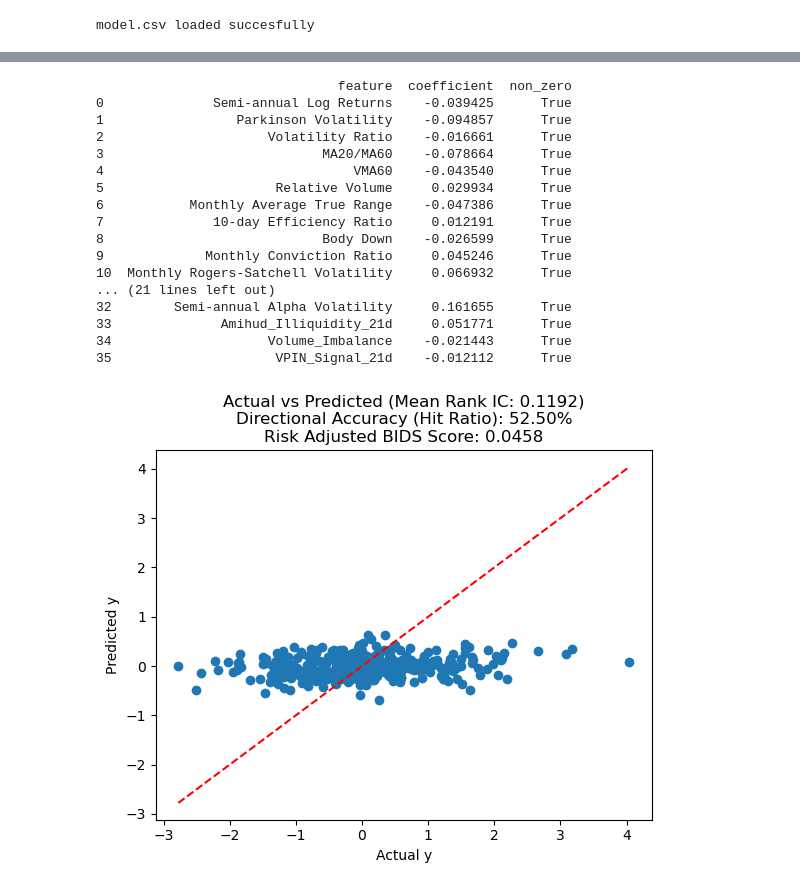
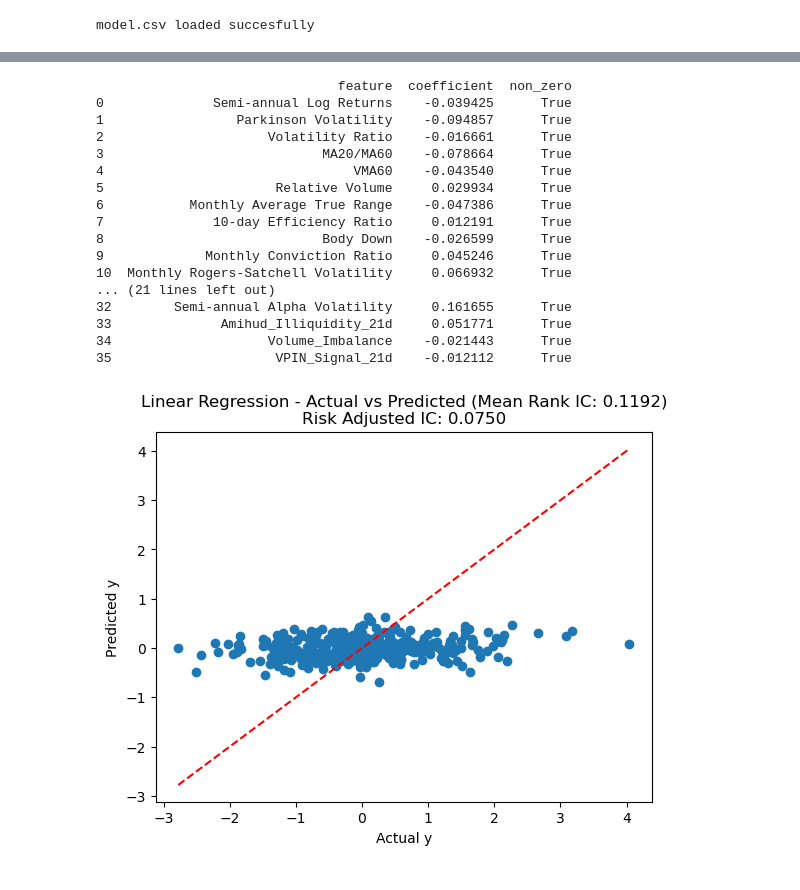
Before and after one commit to jaimebeng/TFG, a Jupyter notebook: notebooks/04_model_training.ipynb, the cells around one changed output, grey strips where cells are left out. Cells and saved outputs as stored; diff of their text form; code cells hidden in the pictures.

```diff
--- a/notebooks/04_model_training.ipynb
+++ b/notebooks/04_model_training.ipynb
@@ -141,41 +120,40 @@ for month in val_months:
     y_trues.append(y_val)
 
 ics = [spearmanr(y_pred,y_true)[0] for y_pred,y_true in zip(y_preds,y_trues)]
-bids_scores = [bids(y_pred,y_true) for y_pred,y_true in zip(y_preds,y_trues)]
-mu = np.mean(bids_scores)
-sigma = np.std(bids_scores) + 1e-6
-# Return the Risk-Adjusted BIDS, this favors high-performing models that don't fluctuate wildly month-to-month
-ra_bids = mu * (mu / sigma)
+mu = np.mean(ics)
+sigma = np.std(ics) + 1e-8
+# Return the Risk-Adjusted IC, this favors high-performing models that don't fluctuate wildly month-to-month
+ra_ic = mu * (mu / sigma)
 
 y_pred = np.concatenate(y_preds)
 y_true = np.concatenate(y_trues)
 
 plt.scatter(y_true, y_pred)
 plt.xlabel("Actual y")
 plt.ylabel("Predicted y")
 plt.plot([y_true.min(), y_true.max()], [y_true.min(),y_true.max()], 'r--')
 sign_accuracy = np.mean(np.sign(y_true) == np.sign(y_pred))
-plt.title(f"Actual vs Predicted (Mean Rank IC: {np.mean(ics):.4f})\nDirectional Accuracy (Hit Ratio): {sign_accuracy:.2%}\nRisk Adjusted BIDS Score: {ra_bids:.4f}")
+plt.title(f"Linear Regression - Actual vs Predicted (Mean Rank IC: {np.mean(ics):.4f})\nRisk Adjusted IC: {ra_ic:.4f}")
 plt.show()
 # %% [output]
                                feature  coefficient  non_zero
 0              Semi-annual Log Returns    -0.039425      True
 1                 Parkinson Volatility    -0.094857      True
 2                     Volatility Ratio    -0.016661      True
 3                            MA20/MA60    -0.078664      True
 4                                VMA60    -0.043540      True
 5                      Relative Volume     0.029934      True
 6           Monthly Average True Range    -0.047386      True
 7              10-day Efficiency Ratio     0.012191      True
 8                            Body Down    -0.026599      True
 9             Monthly Conviction Ratio     0.045246      True
 10  Monthly Rogers-Satchell Volatility     0.066932      True
 ... (21 lines left out)
 32        Semi-annual Alpha Volatility     0.161655      True
 33              Amihud_Illiquidity_21d     0.051771      True
 34                    Volume_Imbalance    -0.021443      True
 35                     VPIN_Signal_21d    -0.012112      True
-[figure, old version]
+[figure, new version]
 # %%
 # create hyper parameter search, must create custom scaler + custom pipe + custom grid search
 # sklearn default pipes and timeseries splits and grid search doesnt work with how my current dataset is created
```
Also changed, not shown: parts of 19 cells of this notebook.
